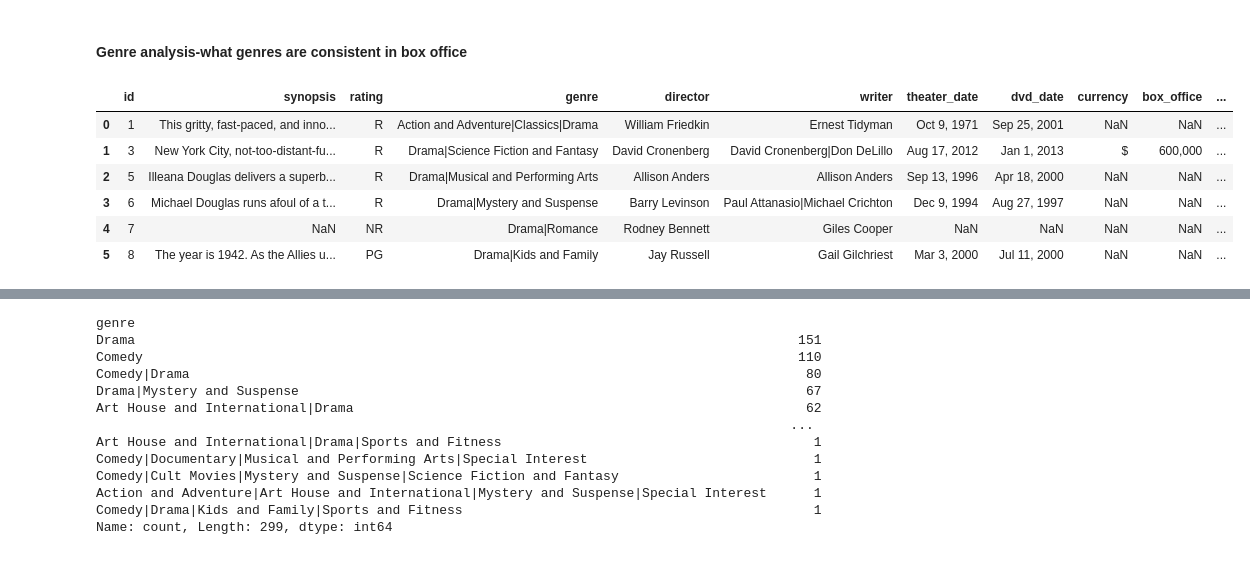
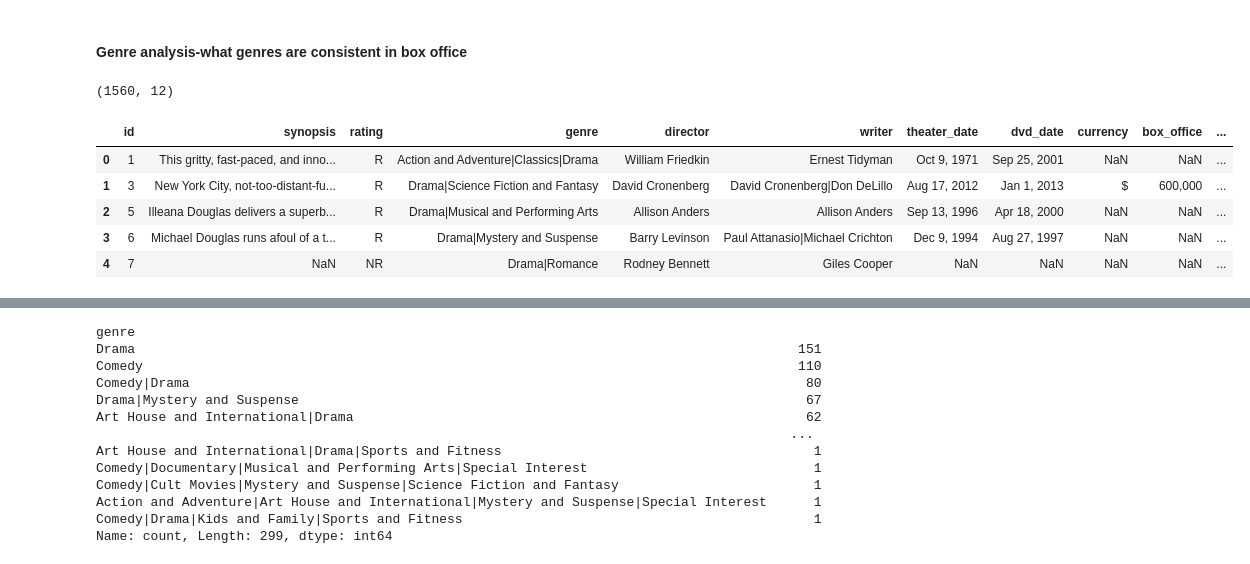
Before and after one commit to ed-gar-k/Phase-1-project, a Jupyter notebook: Phase-one.ipynb, the cells around one changed output, grey strips where cells are left out. Saved outputs shown, nothing was run; the diff lists cells and outputs as text; code cells hidden in the pictures.

```diff
--- a/Phase-one.ipynb
+++ b/Phase-one.ipynb
@@ -20,13 +19,14 @@ import zipfile
 #### Genre analysis-what genres are consistent in box office
 # %%
 #import the movie info tsv file
-df = pd.read_csv("rt.movie_info.tsv", delimiter="\t")
-df.head(6)
+movie_info_df = pd.read_csv("rt.movie_info.tsv", delimiter="\t")
+print(movie_info_df.shape)
+movie_info_df.head()
 # %% [output]
+(1560, 12)
 |  | id | synopsis | rating | genre | director | writer | theater_date | dvd_date | currency | box_office | ... |
 | 0 | 1 | This gritty, fast-paced, and inno... | R | Action and Adventure|Classics|Drama | William Friedkin | Ernest Tidyman | Oct 9, 1971 | Sep 25, 2001 | NaN | NaN | ... |
 | 1 | 3 | New York City, not-too-distant-fu... | R | Drama|Science Fiction and Fantasy | David Cronenberg | David Cronenberg|Don DeLillo | Aug 17, 2012 | Jan 1, 2013 | $ | 600,000 | ... |
 | 2 | 5 | Illeana Douglas delivers a superb... | R | Drama|Musical and Performing Arts | Allison Anders | Allison Anders | Sep 13, 1996 | Apr 18, 2000 | NaN | NaN | ... |
 | 3 | 6 | Michael Douglas runs afoul of a t... | R | Drama|Mystery and Suspense | Barry Levinson | Paul Attanasio|Michael Crichton | Dec 9, 1994 | Aug 27, 1997 | NaN | NaN | ... |
 | 4 | 7 | NaN | NR | Drama|Romance | Rodney Bennett | Giles Cooper | NaN | NaN | NaN | NaN | ... |
-| 5 | 8 | The year is 1942. As the Allies u... | PG | Drama|Kids and Family | Jay Russell | Gail Gilchriest | Mar 3, 2000 | Jul 11, 2000 | NaN | NaN | ... |
```
Also changed, not shown: parts of 32 cells of this notebook.
